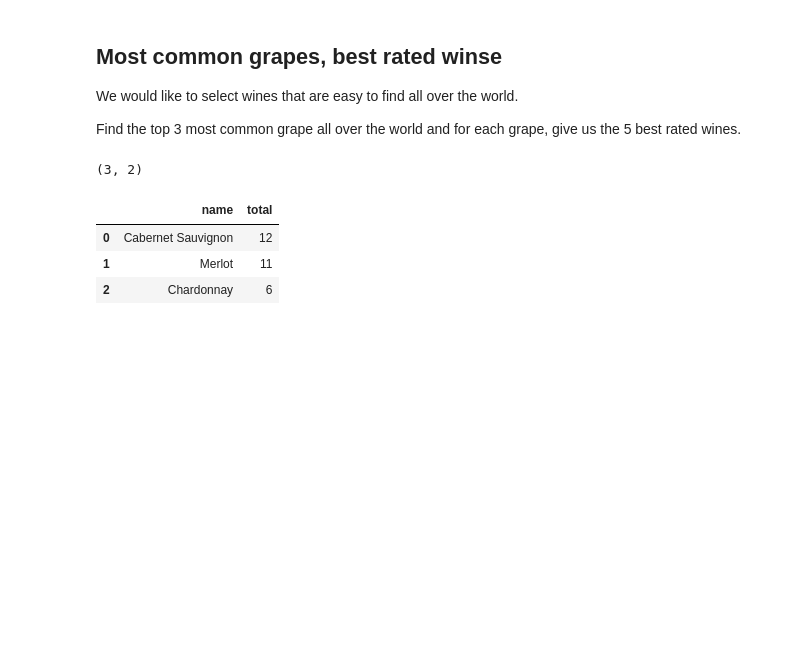
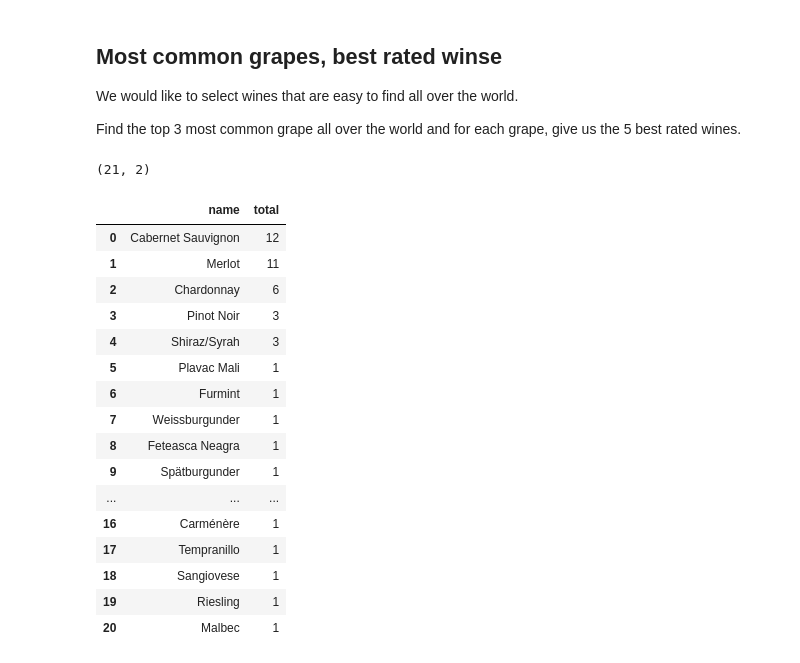
Before and after one commit to Finol12/Wiwinio-Project, a Jupyter notebook: notebooks/question_4.ipynb, the cells around one changed output. Drawn from its saved outputs; the diff is of its cells as text; code cells hidden in the pictures; blank space fills up the shorter version.

```diff
--- a/notebooks/question_4.ipynb
+++ b/notebooks/question_4.ipynb
@@ -19,23 +19,37 @@ Find the top 3 most common grape all over the world and for each grape, give us
 # %%
 query_grapes = """
     SELECT grapes.name,
            COUNT(most_used_grapes_per_country.country_code) AS total
            -- SUM(most_used_grapes_per_country.wines_count) AS total_wines
            -- AVG(most_used_grapes_per_country.wines_count) AS total_wines
     FROM grapes
         JOIN most_used_grapes_per_country ON grapes.id = most_used_grapes_per_country.grape_id
     GROUP BY most_used_grapes_per_country.grape_id
     ORDER BY total DESC
-    LIMIT 3
+    -- LIMIT 3
     ;
 """
 
 df_grapes = pd.read_sql_query(query_grapes, connection)
 print(df_grapes.shape)
-display(df_grapes.head())
+display(df_grapes)
+df_grapes.to_csv("../data/csv/question_4_0.csv")
 # %% [output]
-(3, 2)
+(21, 2)
 |  | name | total |
 | 0 | Cabernet Sauvignon | 12 |
 | 1 | Merlot | 11 |
 | 2 | Chardonnay | 6 |
+| 3 | Pinot Noir | 3 |
+| 4 | Shiraz/Syrah | 3 |
+| 5 | Plavac Mali | 1 |
+| 6 | Furmint | 1 |
+| 7 | Weissburgunder | 1 |
+| 8 | Feteasca Neagra | 1 |
+| 9 | Spätburgunder | 1 |
+| ... | ... | ... |
+| 16 | Carménère | 1 |
+| 17 | Tempranillo | 1 |
+| 18 | Sangiovese | 1 |
+| 19 | Riesling | 1 |
+| 20 | Malbec | 1 |
```
Also changed, not shown: parts of 2 cells of this notebook, 13 other files.
